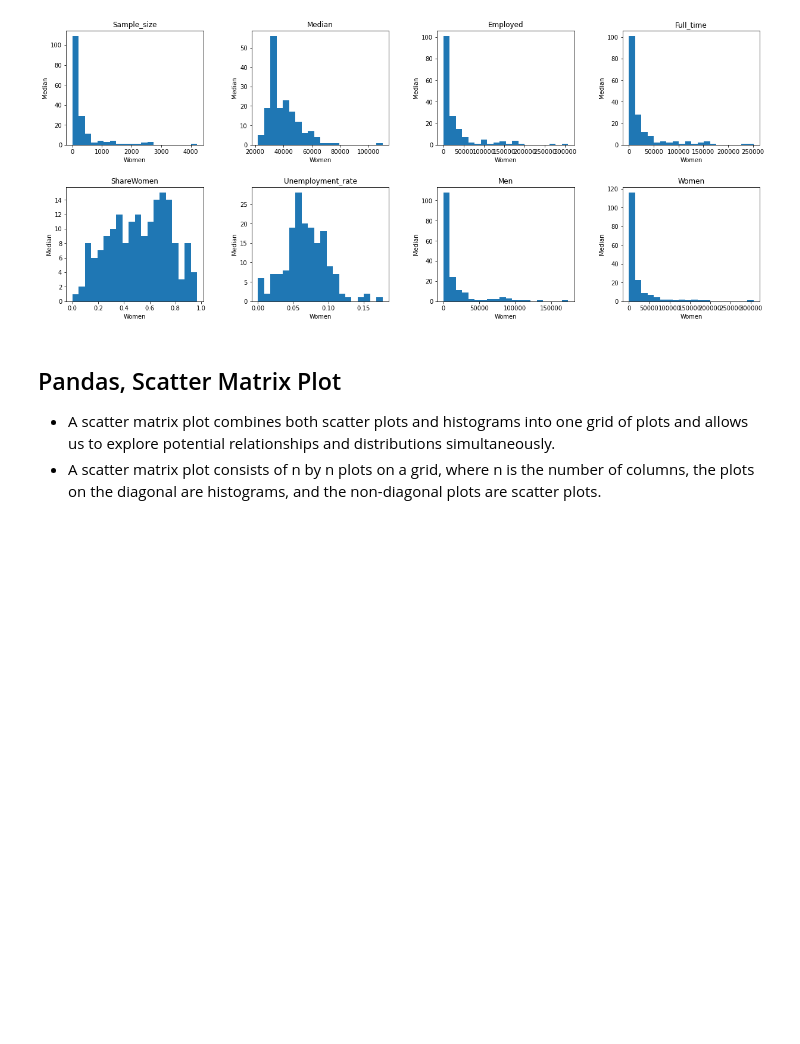
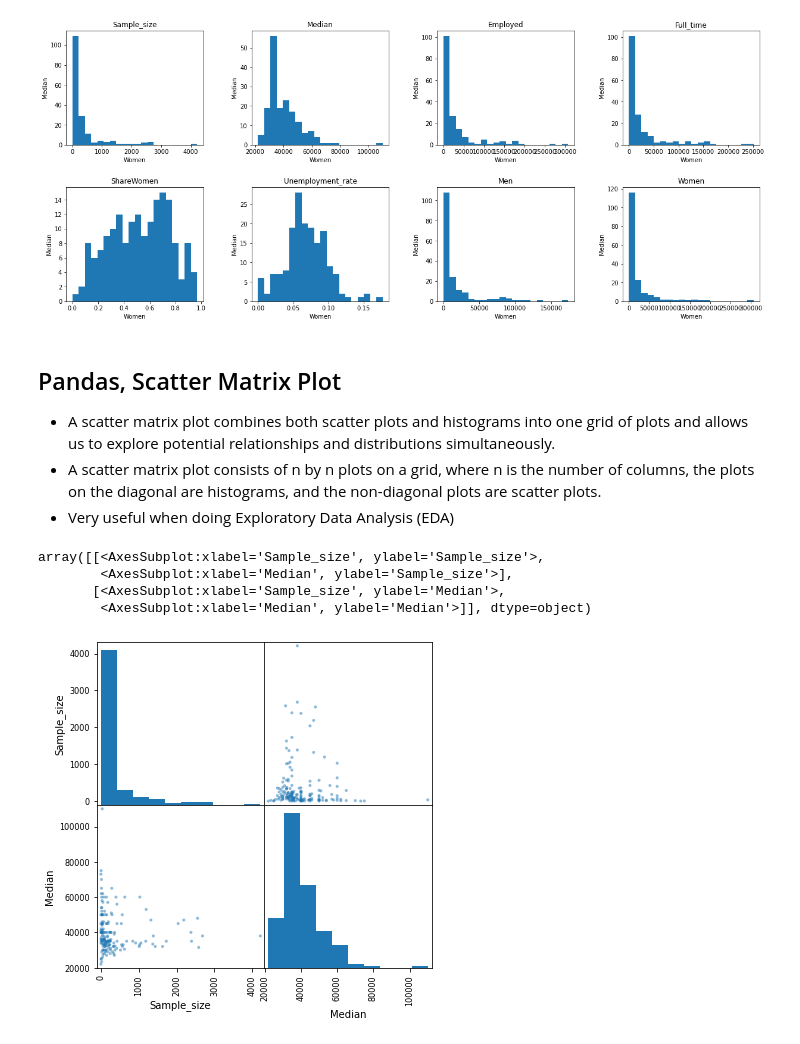
Before and after one commit to khoin-byte/dataquest-guided-projects, a Jupyter notebook: Visualizing_Earnings_Based_On_College_Majors/Basics.ipynb, the cells around one changed output. Cells and saved outputs as stored; diff of their text form; code cells hidden in the pictures; blank space fills up the shorter version.

```diff
--- a/Visualizing_Earnings_Based_On_College_Majors/Basics.ipynb
+++ b/Visualizing_Earnings_Based_On_College_Majors/Basics.ipynb
@@ -221,3 +221,13 @@ for row in range(2):
 ## Pandas, Scatter Matrix Plot
 * A scatter matrix plot combines both scatter plots and histograms into one grid of plots and allows us to explore potential relationships and distributions simultaneously.
 * A scatter matrix plot consists of n by n plots on a grid, where n is the number of columns, the plots on the diagonal are histograms, and the non-diagonal plots are scatter plots.
+* Very useful when doing Exploratory Data Analysis (EDA)
+# %%
+from pandas.plotting import scatter_matrix
+scatter_matrix(recent_grads[['Sample_size', 'Median']], figsize=(6,6))
+# %% [output]
+array([[<AxesSubplot:xlabel='Sample_size', ylabel='Sample_size'>,
+        <AxesSubplot:xlabel='Median', ylabel='Sample_size'>],
+       [<AxesSubplot:xlabel='Sample_size', ylabel='Median'>,
+        <AxesSubplot:xlabel='Median', ylabel='Median'>]], dtype=object)
+[figure, added]
```
Also changed, not shown: parts of 9 cells of this notebook.
